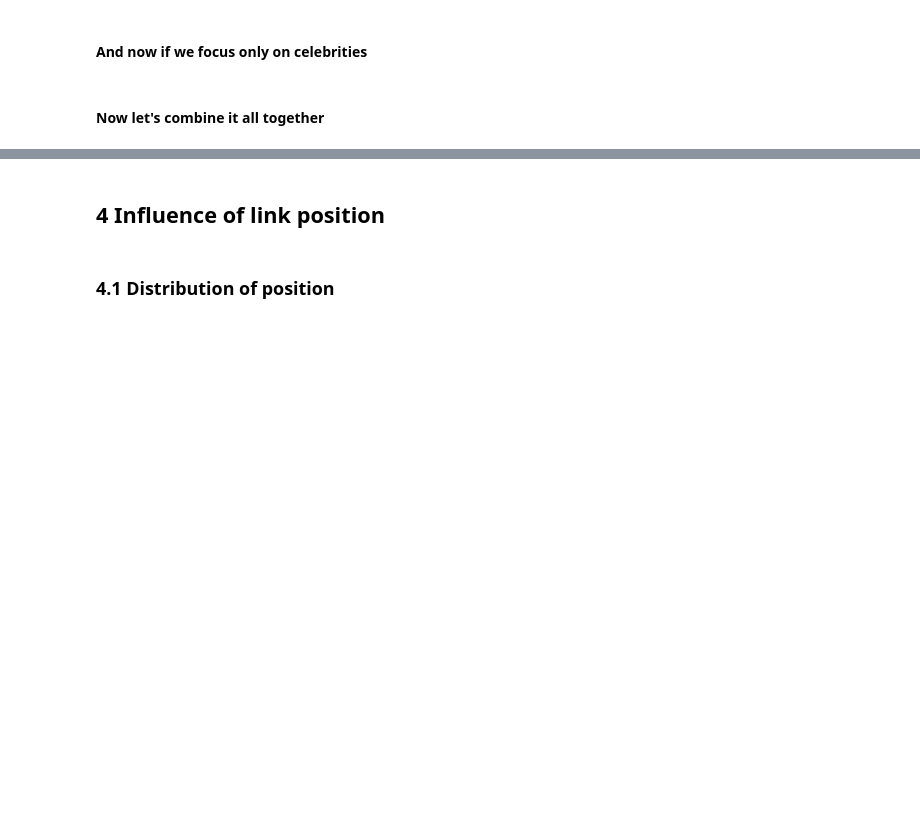
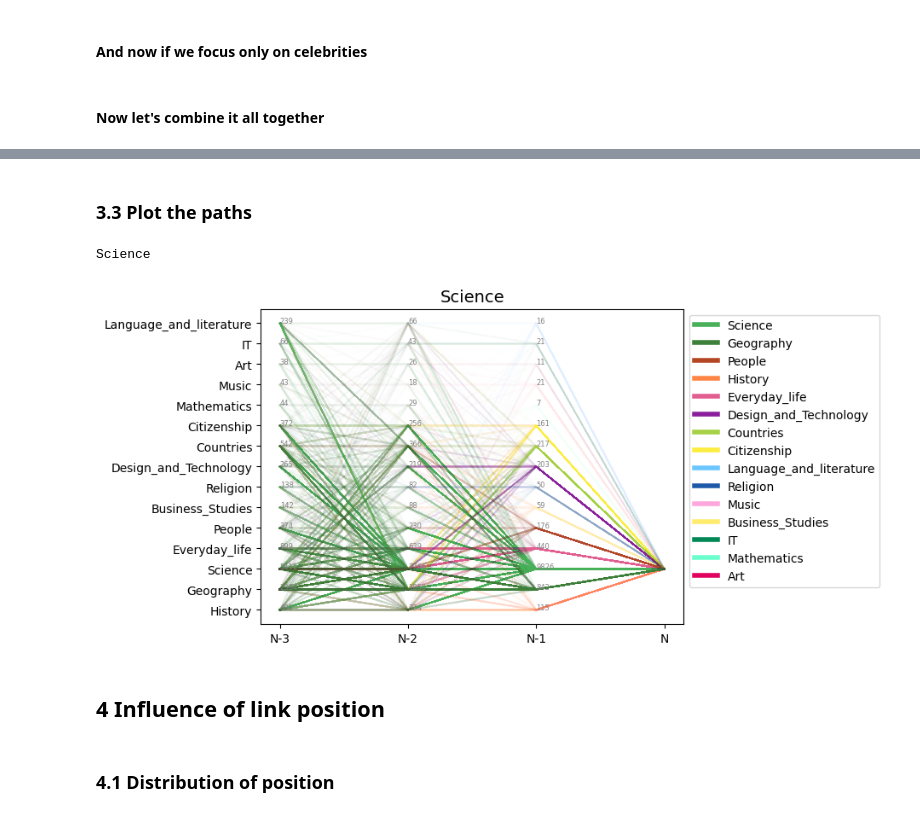
Before and after one commit to epfl-ada/ada-2023-project-ndlmada, a Jupyter notebook: final_notebook.ipynb, the cells around one changed output, grey strips where cells are left out. Cells and saved outputs as stored; diff of their text form; code cells hidden in the pictures; blank space fills up the shorter version.

```diff
--- a/final_notebook.ipynb
+++ b/final_notebook.ipynb
@@ -388,0 +395,2 @@ if __name__ == '__main__':
+# %% [markdown]
+### 3.3 Plot the paths <a id="sub_section_3_3"></a>
@@ -389,3 +420,37 @@ if __name__ == '__main__':
+# %%
+def plot_path(path_dict, category):
+    print(category)
+    line_width = 10/len(path_dict[category])
+    for path in path_dict[category]['long_path_list']:
+        if len(path) > 1:
+            x_path = np.arange(start = 4 - len(path), stop = 4, step = 1)
+            plt.plot(x_path, path,color = color_dict[path[-2]], alpha = 0.01)
+    annotations_N1 = path_dict[category]['N1']['count'].tolist()
+    x_N1 = np.full(len(path_dict[category]['N1']), 2).tolist()
+    y_N1 = path_dict[category]['N1']['category'].tolist()
+    for i, annotation in enumerate(annotations_N1):
+        plt.annotate(str(annotation), (x_N1[i], y_N1[i]), fontsize = 6, color = 'grey')
+    annotations_N2 = path_dict[category]['N2']['count'].tolist()
+    x_N2 = np.full(len(path_dict[category]['N2']), 1).tolist()
+    y_N2 = path_dict[category]['N2']['category'].tolist()
+    for i, annotation in enumerate(annotations_N2):
+        plt.annotate(str(annotation), (x_N2[i], y_N2[i]), fontsize = 6, color = 'grey')
+    annotations_N3 = path_dict[category]['N3']['count'].tolist()
+    x_N3 = np.full(len(path_dict[category]['N3']), 0).tolist()
+    y_N3 = path_dict[category]['N3']['category'].tolist()
+    for i, annotation in enumerate(annotations_N3):
+        plt.annotate(str(annotation), (x_N3[i], y_N3[i]), fontsize = 6, color = 'grey')
+
+    plt.title(category, size = 14)
+    plt.xticks(np.arange(4), ['N-3', 'N-2', 'N-1', 'N'])
+    plt.tick_params(labelsize = 10)
+    plt.legend(custom_color_lines, custom_color_labels, loc = 'upper left', bbox_to_anchor = (1,1))
+    plt.show()
+# %%
+plot_path(new_path_dict, 'Science')
+# %% [output]
+Science
+[figure, added]
 # %% [markdown]
 ## 4 Influence of link position <a id="section4">
 # %% [markdown]
```
Also changed, not shown: parts of 5 cells of this notebook, 2 other files.
